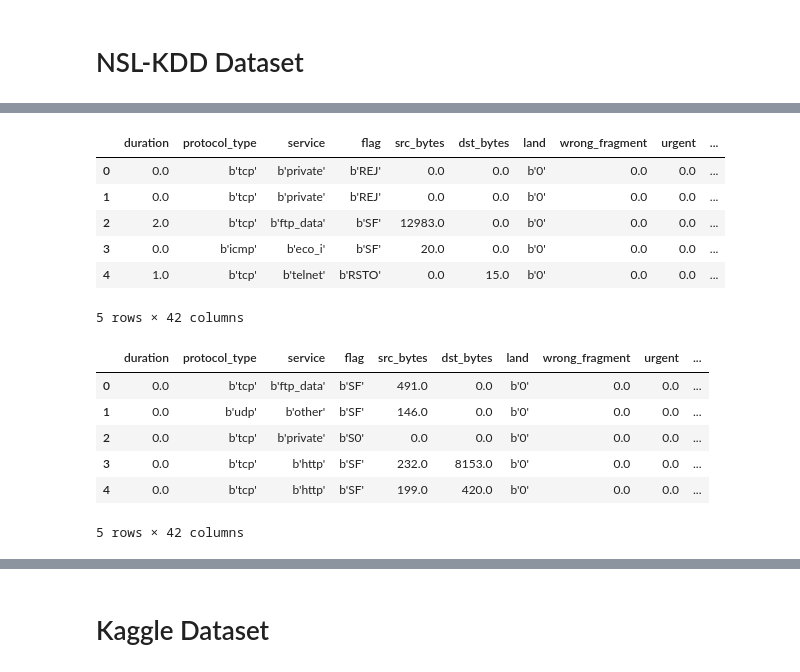
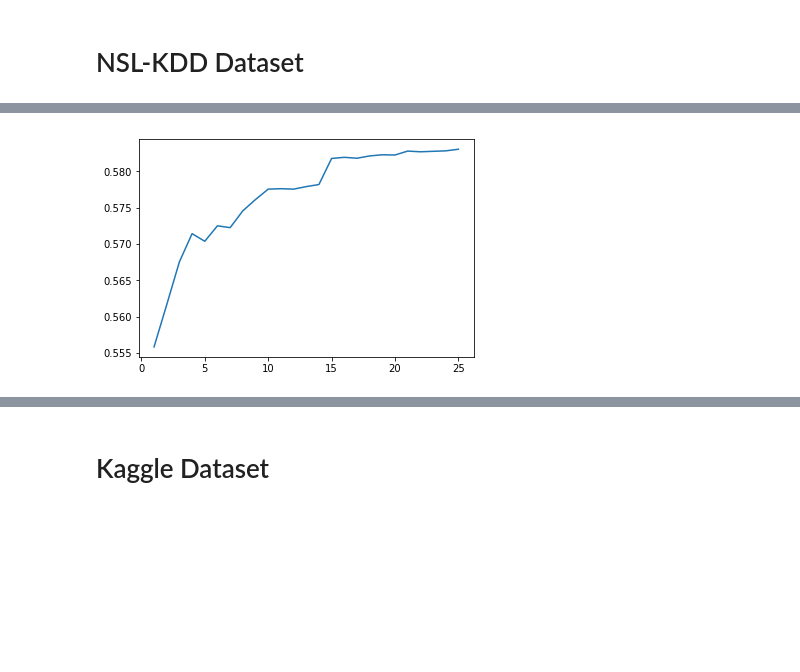
Before and after one commit to BaiKongQue/CSCI-191T_Security_Group, a Jupyter notebook: Security Group Project.ipynb, the cells around one changed output, grey strips where cells are left out. Cells and saved outputs as stored; diff of their text form; code cells hidden in the pictures; blank space fills up the shorter version.

```diff
--- a/Security Group Project.ipynb
+++ b/Security Group Project.ipynb
@@ -26,21 +51 @@ trainDF = pd.DataFrame(trainFile[0])
-# %%
-testDF.head()
-# %% [output]
-|  | duration | protocol_type | service | flag | src_bytes | dst_bytes | land | wrong_fragment | urgent | ... |
-| 0 | 0.0 | b'tcp' | b'private' | b'REJ' | 0.0 | 0.0 | b'0' | 0.0 | 0.0 | ... |
-| 1 | 0.0 | b'tcp' | b'private' | b'REJ' | 0.0 | 0.0 | b'0' | 0.0 | 0.0 | ... |
-| 2 | 2.0 | b'tcp' | b'ftp_data' | b'SF' | 12983.0 | 0.0 | b'0' | 0.0 | 0.0 | ... |
-| 3 | 0.0 | b'icmp' | b'eco_i' | b'SF' | 20.0 | 0.0 | b'0' | 0.0 | 0.0 | ... |
-| 4 | 1.0 | b'tcp' | b'telnet' | b'RSTO' | 0.0 | 15.0 | b'0' | 0.0 | 0.0 | ... |
-5 rows × 42 columns
-# %%
-trainDF.head()
-# %% [output]
-|  | duration | protocol_type | service | flag | src_bytes | dst_bytes | land | wrong_fragment | urgent | ... |
-| 0 | 0.0 | b'tcp' | b'ftp_data' | b'SF' | 491.0 | 0.0 | b'0' | 0.0 | 0.0 | ... |
-| 1 | 0.0 | b'udp' | b'other' | b'SF' | 146.0 | 0.0 | b'0' | 0.0 | 0.0 | ... |
-| 2 | 0.0 | b'tcp' | b'private' | b'S0' | 0.0 | 0.0 | b'0' | 0.0 | 0.0 | ... |
-| 3 | 0.0 | b'tcp' | b'http' | b'SF' | 232.0 | 8153.0 | b'0' | 0.0 | 0.0 | ... |
-| 4 | 0.0 | b'tcp' | b'http' | b'SF' | 199.0 | 420.0 | b'0' | 0.0 | 0.0 | ... |
-5 rows × 42 columns
 # %%
@@ -52,0 +58,18 @@ train_data = t[['src_bytes', 'dst_bytes', 'num_failed_logins', 'logged_in', 'num
+# %%
+train_x, test_x, train_y, test_y = train_test_split(trainDF[['src_bytes']], trainDF[['dst_bytes']],random_state=42)
+# %%
+scores = {}
+scores_list = []
+for k in range(1,26):
+    knn = KNeighborsClassifier(n_neighbors=k)
+    knn.fit(train_x, train_y)
+    y_pred = knn.predict(test_x)
+    mScore = metrics.accuracy_score(test_y, y_pred)
+    scores[k] = mScore
+    scores_list.append(mScore)
+# %%
+%matplotlib inline
+plt.plot(range(1,26), scores_list)
+plt.show()
+# %% [output]
+[figure, added]
```
Also changed, not shown: parts of 7 cells of this notebook.
